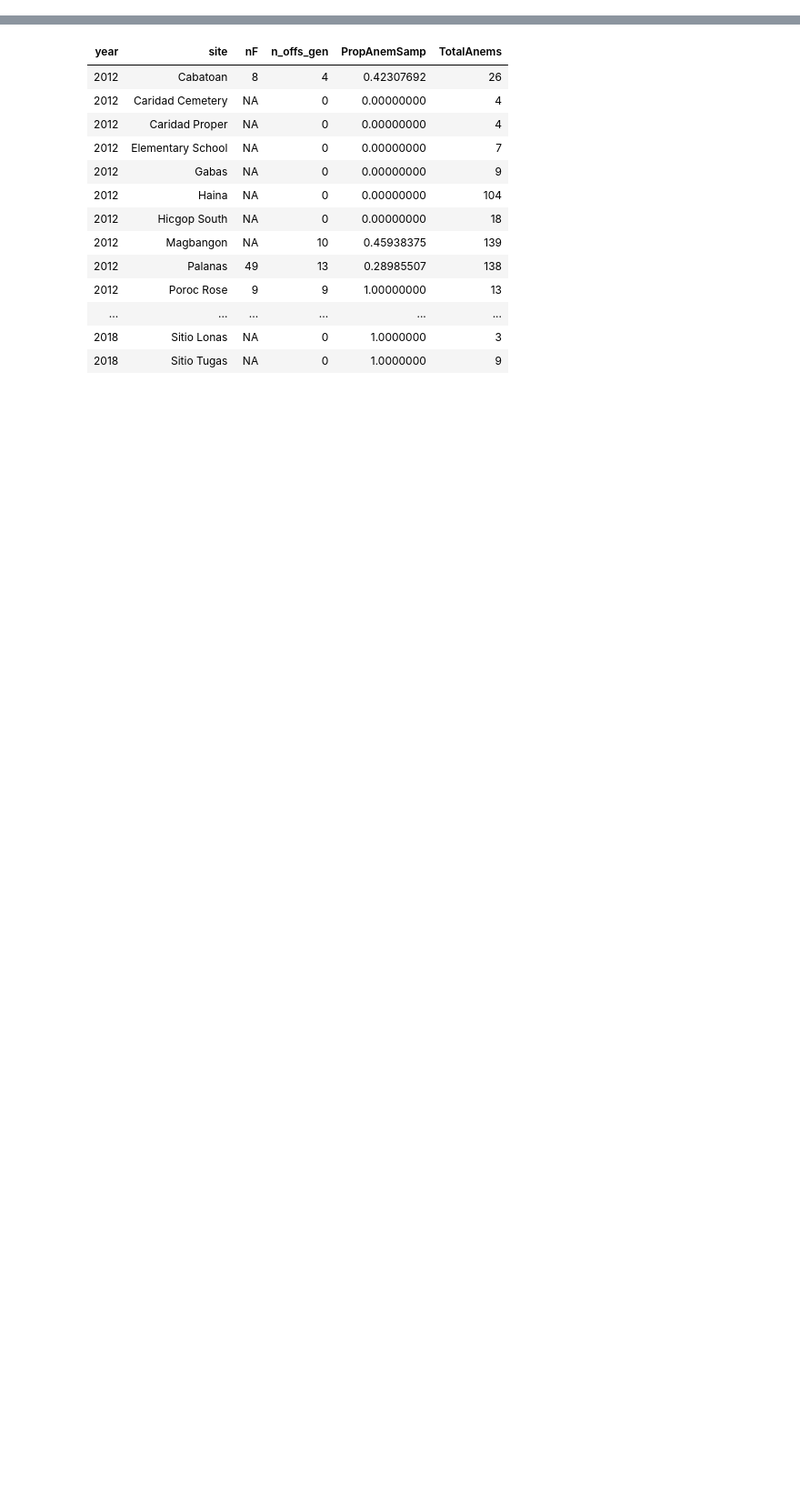
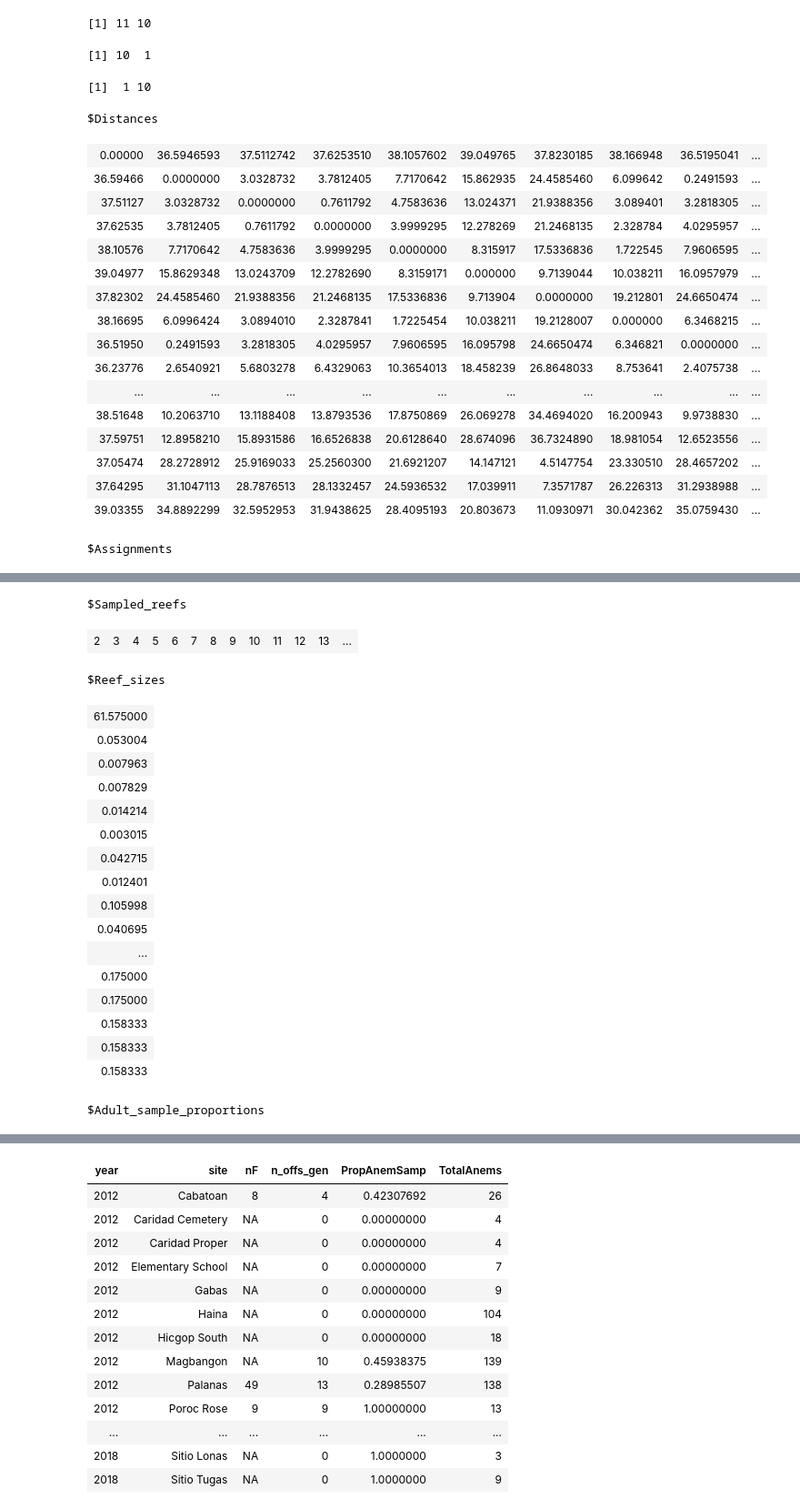
Before and after one commit to pinskylab/CamotesROMS, a Jupyter notebook: notebooks/optimize_ROMS_sampling.ipynb, the cells around one changed output, grey strips where cells are left out. Shown at 91% size. Cells and saved outputs as stored; diff of their text form; code cells hidden in the pictures; blank space fills up the shorter version.

```diff
--- a/notebooks/optimize_ROMS_sampling.ipynb
+++ b/notebooks/optimize_ROMS_sampling.ipynb
@@ -104,3 +136,25 @@ DateJoin <- fread(file="~/oceanography/script_output/ROMSDataTables/LongFormConn
+# %%
+#prep biophysical connectivity matrix
+#outside of the loop, trim this to only be the destinations we sampled
+
+DestSampled <- DateJoin[dest_prop_samp >0]
+DestSampled <- kernels[Year %in% c("2012", "2013", "2014")][, Year:=as.integer(Year)][,c("Year", "NumParentageMatches")][DestSampled, on=.(Year=year_sampled)]#add in a column for the observed number of parentage matches
+#rename the monsoon column in the full table for consistency
+setnames(DestSampled, c("sim_monsoon", "Year", "NumParentageMatches"), c("monsoon", "year", "num_parentage_matches"))
+
+#each year will require a different set of survey data, so make a list of each and index by site for fast look up
+PropSampTable <- SurveyData[prop_anem_samp >0, c("year", "site")]
+
+#make a site index table, use this for Sampled_reefs input in kernel fitting
+SiteIndex <- unique(Centroids, by="site")[, "site"][, index := .I] #add the row number as the unique site index
+
+#make sure all sampled sites are represented by joining the survey data to the sampled simulation
+PropSampTable <- rbind(SurveyData[prop_anem_samp >0 & year %in% c(2012, 2013, 2014), c("year", "site")][, .(source=site, dest=site, year=year)][ #will join to the simulated sampling table by source and dest, so make those each a column from site and preserve the year variable as a key
+    , c("year", "source", "dest")][, monsoon := "NEM"], SurveyData[prop_anem_samp >0 & year %in% c(2012, 2013, 2014), c("year", "site")][, .(source=site, dest=site, year=year)][ #will join to the simulated sampling table by source and dest, so make those each a column from site and preserve the year variable as a key
+    , c("year", "source", "dest")][, monsoon := "SWM"])
+UnqSurvey <- unique(PropSampTable, by=c("source", "dest", "year", "monsoon"))#add in the diff Monsoon seasons so there are complete parentage matrices later
+AddDest <- rbind(SurveyData[year %in% c(2012, 2013, 2014) & prop_anem_samp >0][, c("year", "site")][, monsoon := "NEM"],
+                  SurveyData[year %in% c(2012, 2013, 2014) & prop_anem_samp >0][ , c("year", "site")][, monsoon := "SWM"])  #what destinations were sampled, for use with unassigned table
 # %%
 head(DateJoin)
 # %% [output]
@@ -137,0 +168,4 @@ add_dest <- rbind(SurveyData[year %in% c(2012, 2013, 2014) & PropAnemSamp >0][,
+# %%
+#make a parentage matrix for the whole biophysical results
+FullBiophysMat <- as.matrix(rbind(dcast(DestSampled[source != "Other" & source !="CAI" & source != "Gabas", .(source, dest)][, parentage :=1][order(source, dest)], source ~ dest, value.var="parentage", fun.aggregate = sum)[,"source"],
+      dcast(DestSampled[source == "Other" |source == "CAI" , .(source, dest)][, parentage :=1][order(source, dest)][, source := "unsampled"], source ~ dest, value.var="parentage", fun.aggregate = sum)[,"source"] ))
@@ -137,0 +200,4 @@ add_dest <- rbind(SurveyData[year %in% c(2012, 2013, 2014) & PropAnemSamp >0][,
+# %%
+x <- list(Distances=Distances, Assignments=FullBiophysMat, Sampled_reefs=t(SiteIndex[site %in% SurveyData[, site], index]),
+                  Reef_sizes=reef_sizes, Adult_sample_proportions=matrix(nrow=ncol(FullBiophysMat), ncol=1, 1)) #put inputs into a list because that's the bbmle format
+Sim2012_4Fit <- suppressWarnings(mle2(LL_kt_bbmle, start=list(k=-3, theta=1), lower=c(-10, 0.15), upper=c(10, 8), method="L-BFGS-B", data=x, control=list(maxit=500)))
@@ -137,0 +206,29 @@ add_dest <- rbind(SurveyData[year %in% c(2012, 2013, 2014) & PropAnemSamp >0][,
+# %%
+dim(Assignments2012)
+dim(Adult_sample_proportions2012)
+dim(Sampled_reefs2012)
+# %% [output]
+[1] 11 10
+[1] 10  1
+[1]  1 10
+# %%
+x
+# %% [output]
+$Distances
+| 0.00000 | 36.5946593 | 37.5112742 | 37.6253510 | 38.1057602 | 39.049765 | 37.8230185 | 38.166948 | 36.5195041 | ... |
+| 36.59466 | 0.0000000 | 3.0328732 | 3.7812405 | 7.7170642 | 15.862935 | 24.4585460 | 6.099642 | 0.2491593 | ... |
+| 37.51127 | 3.0328732 | 0.0000000 | 0.7611792 | 4.7583636 | 13.024371 | 21.9388356 | 3.089401 | 3.2818305 | ... |
+| 37.62535 | 3.7812405 | 0.7611792 | 0.0000000 | 3.9999295 | 12.278269 | 21.2468135 | 2.328784 | 4.0295957 | ... |
+| 38.10576 | 7.7170642 | 4.7583636 | 3.9999295 | 0.0000000 | 8.315917 | 17.5336836 | 1.722545 | 7.9606595 | ... |
+| 39.04977 | 15.8629348 | 13.0243709 | 12.2782690 | 8.3159171 | 0.000000 | 9.7139044 | 10.038211 | 16.0957979 | ... |
+| 37.82302 | 24.4585460 | 21.9388356 | 21.2468135 | 17.5336836 | 9.713904 | 0.0000000 | 19.212801 | 24.6650474 | ... |
+| 38.16695 | 6.0996424 | 3.0894010 | 2.3287841 | 1.7225454 | 10.038211 | 19.2128007 | 0.000000 | 6.3468215 | ... |
+| 36.51950 | 0.2491593 | 3.2818305 | 4.0295957 | 7.9606595 | 16.095798 | 24.6650474 | 6.346821 | 0.0000000 | ... |
+| 36.23776 | 2.6540921 | 5.6803278 | 6.4329063 | 10.3654013 | 18.458239 | 26.8648033 | 8.753641 | 2.4075738 | ... |
+| ... | ... | ... | ... | ... | ... | ... | ... | ... | ... |
+| 38.51648 | 10.2063710 | 13.1188408 | 13.8793536 | 17.8750869 | 26.069278 | 34.4694020 | 16.200943 | 9.9738830 | ... |
+| 37.59751 | 12.8958210 | 15.8931586 | 16.6526838 | 20.6128640 | 28.674096 | 36.7324890 | 18.981054 | 12.6523556 | ... |
+| 37.05474 | 28.2728912 | 25.9169033 | 25.2560300 | 21.6921207 | 14.147121 | 4.5147754 | 23.330510 | 28.4657202 | ... |
+| 37.64295 | 31.1047113 | 28.7876513 | 28.1332457 | 24.5936532 | 17.039911 | 7.3571787 | 26.226313 | 31.2938988 | ... |
+| 39.03355 | 34.8892299 | 32.5952953 | 31.9438625 | 28.4095193 | 20.803673 | 11.0930971 | 30.042362 | 35.0759430 | ... |
+$Assignments
@@ -137,0 +252,20 @@ add_dest <- rbind(SurveyData[year %in% c(2012, 2013, 2014) & PropAnemSamp >0][,
+$Sampled_reefs
+| 2 | 3 | 4 | 5 | 6 | 7 | 8 | 9 | 10 | 11 | 12 | 13 | ... |
+$Reef_sizes
+| 61.575000 |
+| 0.053004 |
+| 0.007963 |
+| 0.007829 |
+| 0.014214 |
+| 0.003015 |
+| 0.042715 |
+| 0.012401 |
+| 0.105998 |
+| 0.040695 |
+| ... |
+| 0.175000 |
+| 0.175000 |
+| 0.158333 |
+| 0.158333 |
+| 0.158333 |
+$Adult_sample_proportions
```
Also changed, not shown: parts of 26 cells of this notebook, 2 other files.
